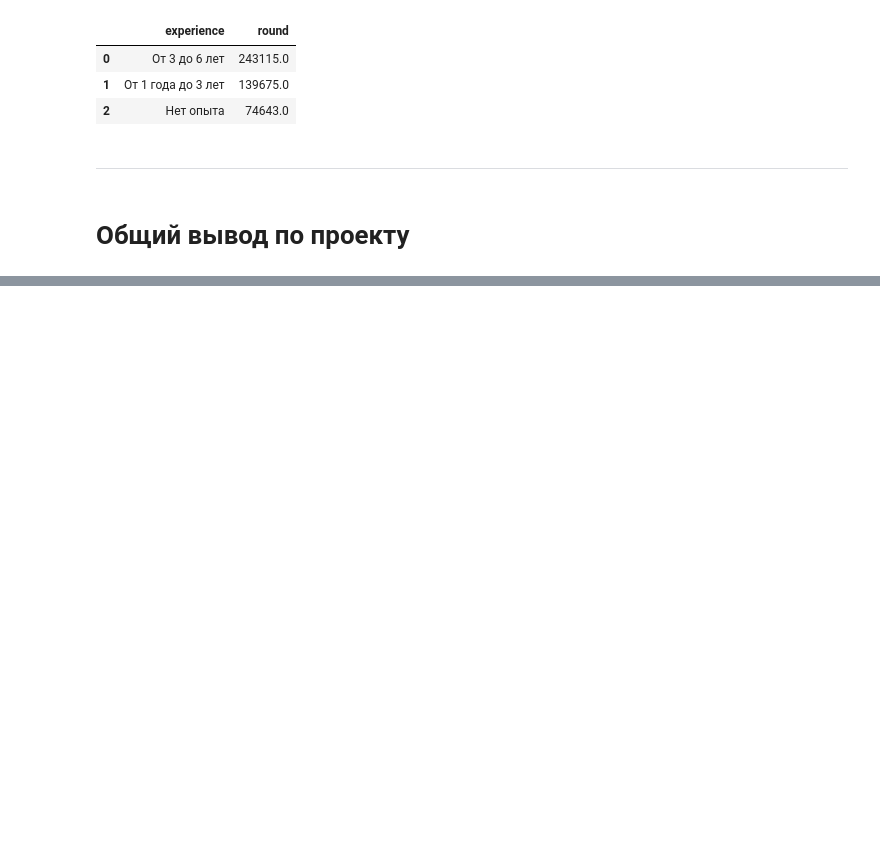
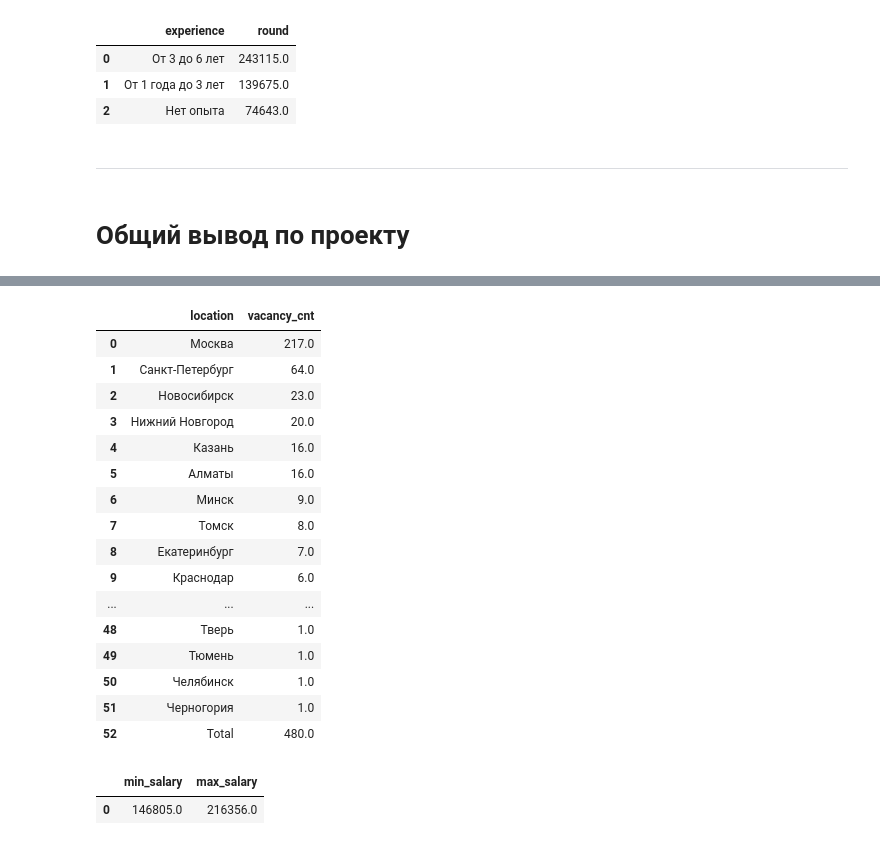
Before and after one commit to Krasz485/SF_homeworks_alt, a Jupyter notebook: project_2/Project_2_Ноутбук_шаблон.ipynb, the cells around one changed output, grey strips where cells are left out. Cells and saved outputs as stored; diff of their text form; code cells hidden in the pictures; blank space fills up the shorter version.

```diff
--- a/project_2/Project_2_Ноутбук_шаблон.ipynb
+++ b/project_2/Project_2_Ноутбук_шаблон.ipynb
@@ -748,0 +799,66 @@ df
+# %%
+# Каким образом вакансии, подходящие под критерии отбора DS распределены по регионам:
+
+query = f'''WITH temp AS (select
+                a.name AS location,
+                COUNT(v.id) AS vacancy_cnt
+
+                from vacancies v LEFT join areas a ON v.area_id = a.id
+                where (v.name ILIKE '%data scientist%' OR  /*формируем набор фильтров по содержанию в имени, при запросе через ILIKE игнорируем регистр*/
+                      v.name ILIKE '%data science%' OR
+                      v.name ILIKE '%исследователь данных%' OR
+                      (v.name LIKE '%ML%' AND v.name NOT ILIKE '%HTML%') OR /*LIKE '%ML%' - отбираем только сочетание ML с учетом регистра*/
+                      v.name ILIKE '%machine learning%' OR
+                      v.name ILIKE '%машинн%обучен%' )
+
+                GROUP BY a.name
+                ORDER BY 2 DESC)
+
+
+             SELECT * FROM temp /*суммируем общее число вакансий из предыдущего запроса*/
+             UNION ALL
+             SELECT 'Total', SUM(vacancy_cnt) FROM temp
+             '''
+df = pd.read_sql_query(query, connection)
+df
+# %% [output]
+|  | location | vacancy_cnt |
+| 0 | Москва | 217.0 |
+| 1 | Санкт-Петербург | 64.0 |
+| 2 | Новосибирск | 23.0 |
+| 3 | Нижний Новгород | 20.0 |
+| 4 | Казань | 16.0 |
+| 5 | Алматы | 16.0 |
+| 6 | Минск | 9.0 |
+| 7 | Томск | 8.0 |
+| 8 | Екатеринбург | 7.0 |
+| 9 | Краснодар | 6.0 |
+| ... | ... | ... |
+| 48 | Тверь | 1.0 |
+| 49 | Тюмень | 1.0 |
+| 50 | Челябинск | 1.0 |
+| 51 | Черногория | 1.0 |
+| 52 | Total | 480.0 |
+# %%
+# Средний уровень минимальной/максимальной ЗП в сфере DS:
+
+query = f'''select
+                     ROUND(AVG(salary_from)) AS min_salary, /*округляем среднее значение минимальной ЗП*/
+                     ROUND(AVG(salary_to)) AS max_salary    /*округляем среднее значение максимальной ЗП*/
+
+                 from vacancies
+                where (salary_from is not NULL or salary_to is not null) /*одно из значений заработной платы не равно нулю*/
+                      AND
+                      (name ILIKE '%data scientist%' OR  /*формируем набор фильтров по содержанию в имени, при запросе через ILIKE игнорируем регистр*/
+                      name ILIKE '%data science%' OR
+                      name ILIKE '%исследователь данных%' OR
+                      (name LIKE '%ML%' AND name NOT ILIKE '%HTML%') OR
+                      name ILIKE '%machine learning%' OR
+                      name ILIKE '%машинн%обучен%')
+
+                 ORDER BY 1 DESC'''
+df = pd.read_sql_query(query, connection)
+df
+# %% [output]
+|  | min_salary | max_salary |
+| 0 | 146805.0 | 216356.0 |
```
Also changed, not shown: parts of 3 cells of this notebook.
